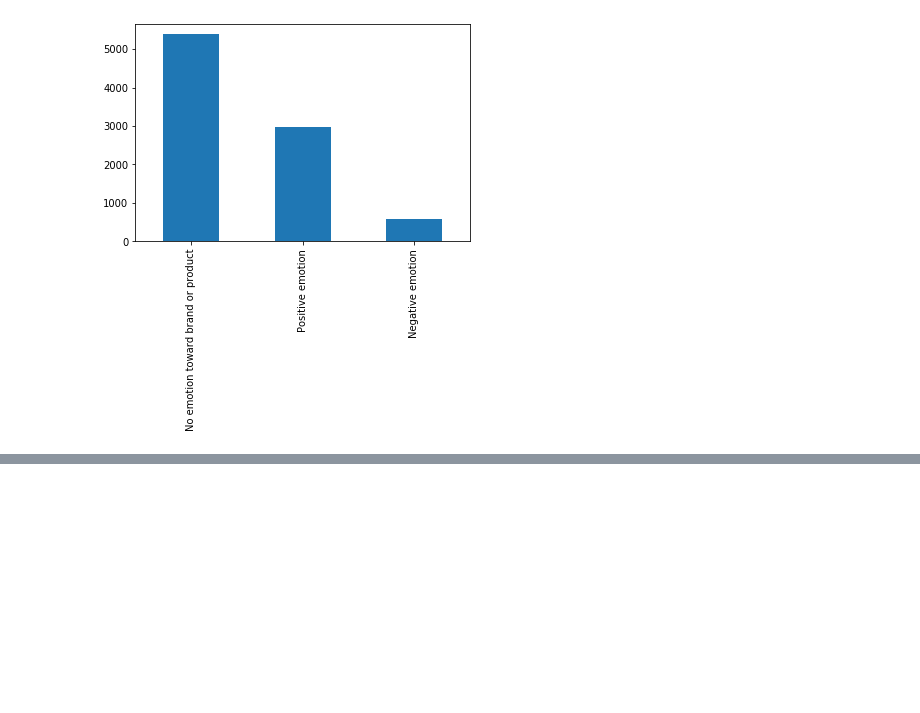
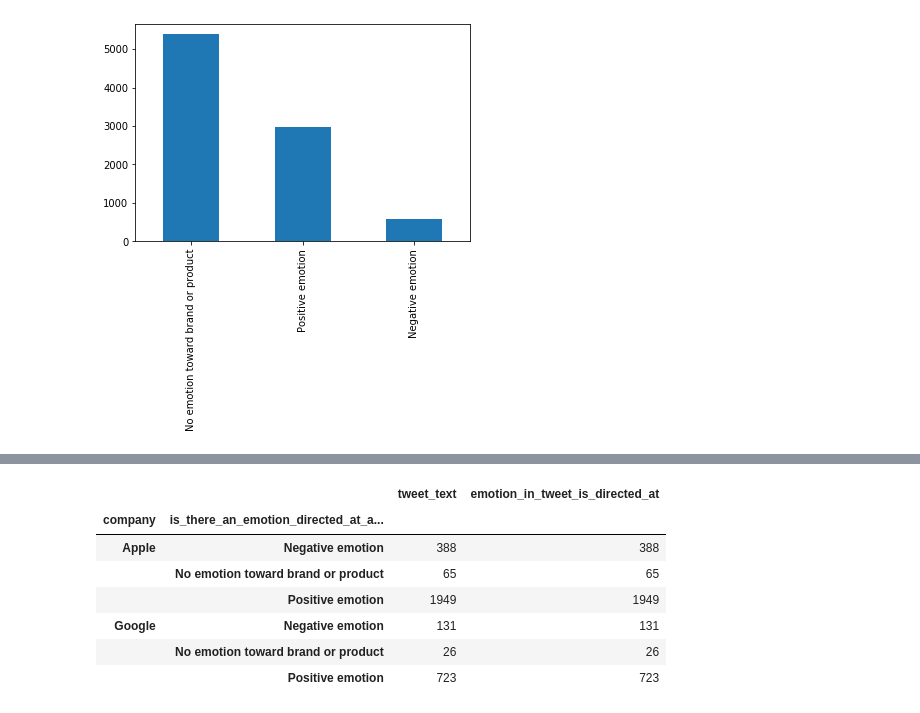
Before and after one commit to esadsetts/Mod_4_project, a Jupyter notebook: EDA.ipynb, the cells around one changed output, grey strips where cells are left out. Cells and saved outputs as stored; diff of their text form; code cells hidden in the pictures; blank space fills up the shorter version.

```diff
--- a/EDA.ipynb
+++ b/EDA.ipynb
@@ -104,0 +132,11 @@ SyntaxError: invalid character in identifier (<ipython-input-103-ad1ee9e56da1>,
+# %%
+df.groupby(['company', 'is_there_an_emotion_directed_at_a_brand_or_product']).count()
+# %% [output]
+|  |  | tweet_text | emotion_in_tweet_is_directed_at |
+| company | is_there_an_emotion_directed_at_a... |  |  |
+| Apple | Negative emotion | 388 | 388 |
+|  | No emotion toward brand or product | 65 | 65 |
+|  | Positive emotion | 1949 | 1949 |
+| Google | Negative emotion | 131 | 131 |
+|  | No emotion toward brand or product | 26 | 26 |
+|  | Positive emotion | 723 | 723 |
```
Also changed, not shown: parts of 8 cells of this notebook.
